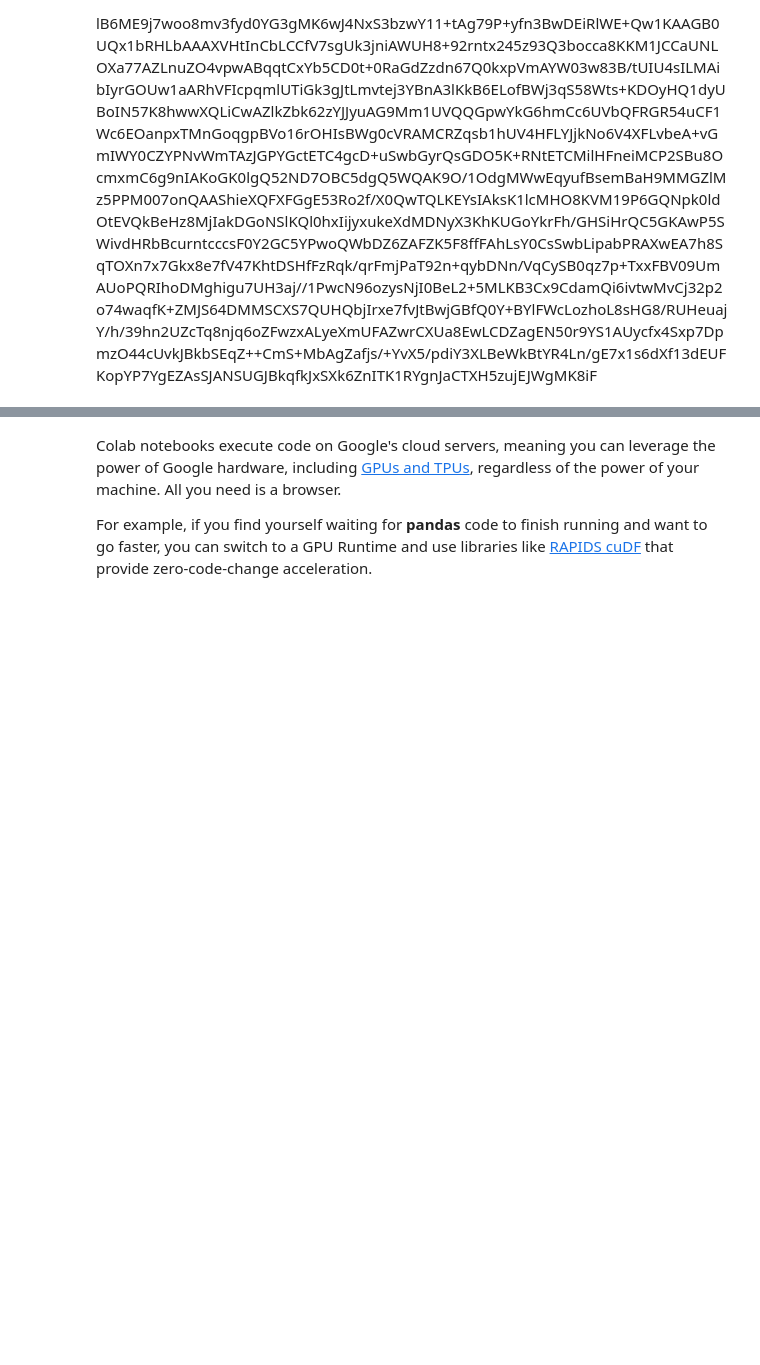
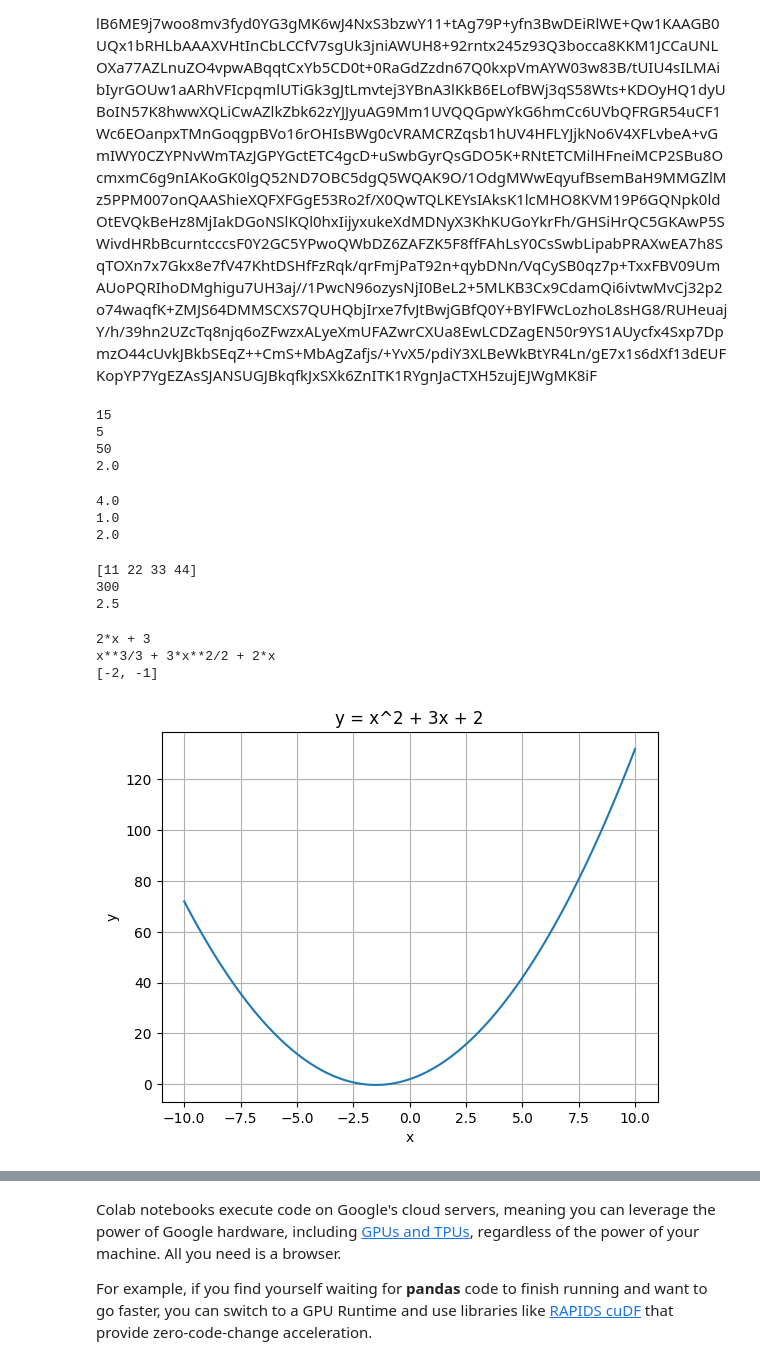
Before and after one commit to bsarfo/bsarfo.github.io, a Jupyter notebook: Welcome_To_Colab.ipynb, the cells around one changed output, grey strips where cells are left out. Saved outputs shown, nothing was run; the diff lists cells and outputs as text; code cells hidden in the pictures; blank space fills up the shorter version.

```diff
--- a/Welcome_To_Colab.ipynb
+++ b/Welcome_To_Colab.ipynb
@@ -114,0 +115,71 @@ plt.close(fig)
+# %%
+# Example: simple arithmetic
+a = 10
+b = 5
+print(a + b)   # addition
+print(a - b)   # subtraction
+print(a * b)   # multiplication
+print(a / b)   # division
+# %% [output]
+15
+5
+50
+2.0
+# %%
+import math
+
+print(math.sqrt(16))   # square root
+print(math.sin(math.pi/2))  # sine of 90 degrees (in radians)
+print(math.log(100, 10))    # logarithm base 10
+# %% [output]
+4.0
+1.0
+2.0
+# %%
+import numpy as np
+
+# Arrays
+x = np.array([1, 2, 3, 4])
+y = np.array([10, 20, 30, 40])
+
+print(x + y)       # element-wise addition
+print(np.dot(x, y))  # dot product
+print(np.mean(x))    # average
+# %% [output]
+[11 22 33 44]
+300
+2.5
+# %%
+import sympy as sp
+
+x = sp.symbols('x')
+expr = x**2 + 3*x + 2
+
+# Derivative
+print(sp.diff(expr, x))
+
+# Integral
+print(sp.integrate(expr, x))
+
+# Solve equation
+solution = sp.solve(expr, x)
+print(solution)
+# %% [output]
+2*x + 3
+x**3/3 + 3*x**2/2 + 2*x
+[-2, -1]
+# %%
+import numpy as np
+import matplotlib.pyplot as plt
+
+x = np.linspace(-10, 10, 100)
+y = x**2 + 3*x + 2
+
+plt.plot(x, y)
+plt.title("y = x^2 + 3x + 2")
+plt.xlabel("x")
+plt.ylabel("y")
+plt.grid(True)
+plt.show()
+# %% [output]
+[figure, added]
```
Also changed, not shown: parts of 38 cells of this notebook.
